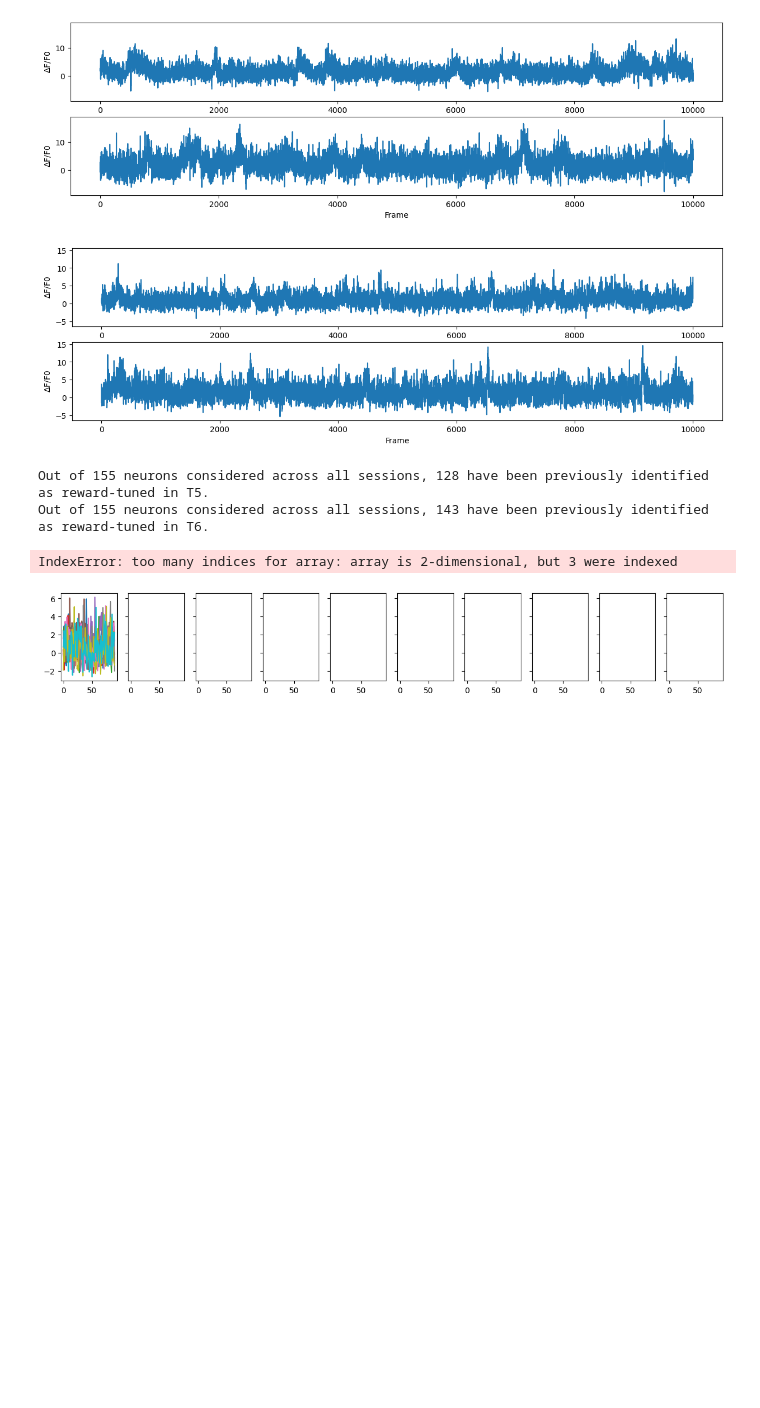
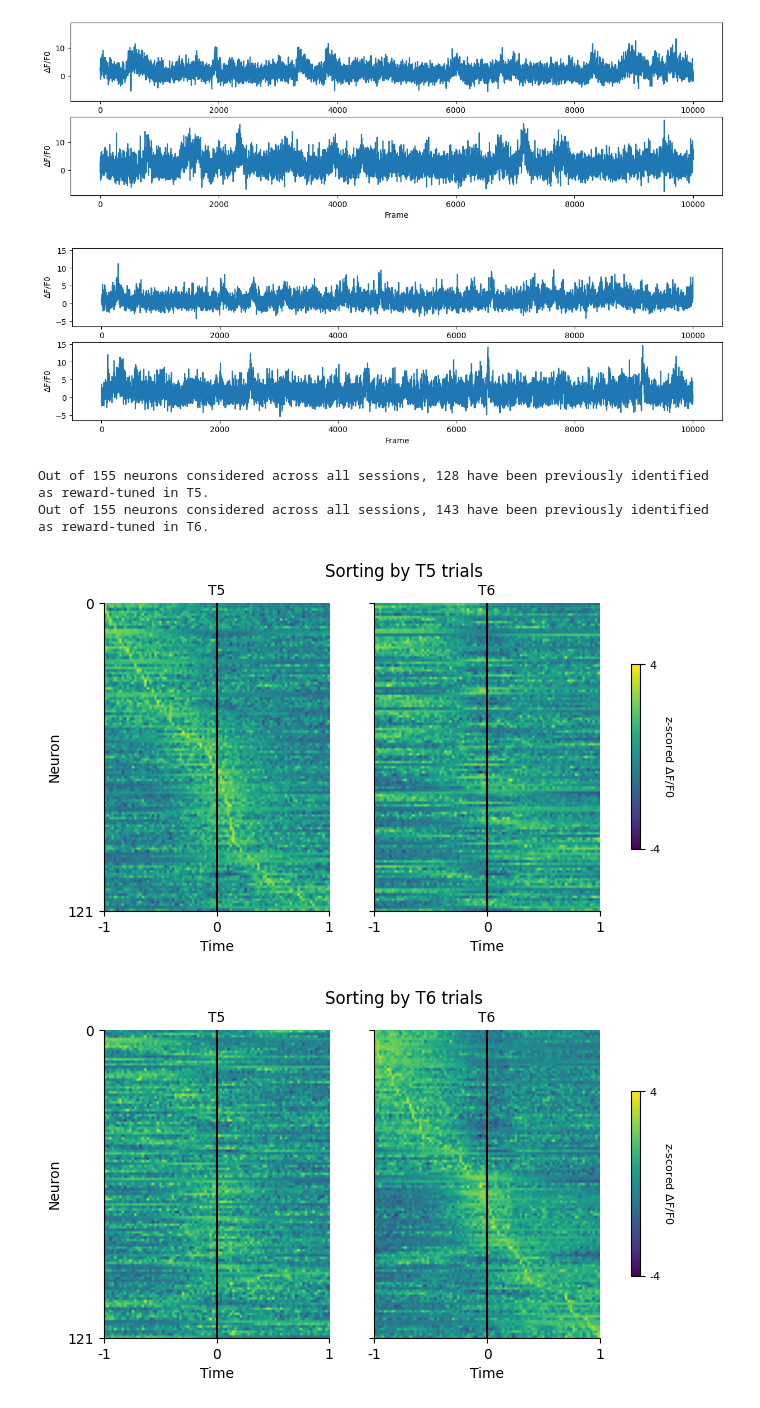
Before and after one commit to AthinaApostolelli/VR_ABCD, a Jupyter notebook: Explore_neural_data_sessions.ipynb, the cells around one changed output. Drawn from its saved outputs; the diff is of its cells as text; code cells hidden in the pictures; blank space fills up the shorter version.

Commit message:
Adding across session reward-tuning analysis

```diff
--- a/Explore_neural_data_sessions.ipynb
+++ b/Explore_neural_data_sessions.ipynb
@@ -28,19 +28,21 @@ importlib.reload(neural_analysis_helpers)
 
 from neural_analysis_helpers import get_psth, plot_avg_psth, split_psth, get_tuned_neurons, plot_avg_goal_psth, \
     get_landmark_psth, plot_avg_landmark_psth, plot_landmark_psth_map, plot_condition_psth_map, get_map_correlation, \
-    get_tuned_neurons_shohei
+    get_tuned_neurons_shohei, plot_goal_psth_map, plot_all_sessions_goal_psth_map
 
 tm_palette = palettes.met_brew('Tam',n=123, brew_type="continuous")
 tm_palette = tm_palette[::-1]
 color_scheme = wesanderson.film_palette('Darjeeling Limited',palette=0)
 custom_cycler = cycler(color=color_scheme)
+
+hfs_palette = np.array(palettes.met_brew('Archambault',n=8, brew_type="continuous"))
 # %%
 # Load tracked and aligned ROIs
 sessions_to_align = ['ses-011_date-20250315_protocol-t5', 'ses-012_date-20250318_protocol-t6']
 num_sessions = len(sessions_to_align)
 protocol_nums = [int(re.search(r'protocol-t(\d+)', s).group(1)) for s in sessions_to_align]
 
-basepath = Path('/Volumes/mrsic_flogel/public/projects/AtApSuKuSaRe_20250129_HFScohort2')
+basepath = Path('/media/mrsic_flogel/public/projects/AtApSuKuSaRe_20250129_HFScohort2')
 animal = 'TAA0000066'
 func_img_path = 'funcimg/Session'
 tracking_path = basepath / animal / '_'.join(f't{n}' for n in protocol_nums)
@@ -160,15 +163,22 @@ Out of 155 neurons considered across all sessions, 128 have been previously iden
 Out of 155 neurons considered across all sessions, 143 have been previously identified as reward-tuned in T6.
 # %%
 # Plot reward PSTHs for each session
+psths = [[] for s in range(num_sessions)]
+average_psths = [[] for s in range(num_sessions)]
+conditions = [f'T{prot}' for prot in protocol_nums]
+
 for s in range(num_sessions):
-    neurons = np.array(neurons_considered_sessions[s])[consistent_reward_tuned_neuron_idx]
-    neuron_idx = np.where(np.isin(neurons_considered[s], neurons))[0]
-    # print(neurons)
-    # print(neuron_idx)
-    # plot_avg_landmark_psth(neurons, psth=results_rewards[s]['reward_psth'][neuron_idx], \
-    #                        average_psth=results_rewards[s]['average_reward_psth'][neuron_idx], num_landmarks=10, \
-    #                         time_around=1, funcimg_frame_rate=45, plot_all_neurons=False, \
-    #                             save_plot=False, savepath='', savedir='')
+    neurons = np.array(neurons_considered_sessions[s])[consistent_reward_tuned_neuron_idx]  # ids of tracked neurons that are consistently reward-tuned
+    neuron_idx = np.where(np.isin(neurons_considered[s], neurons))[0]   # indices of these neurons inside their original list of neurons considered
+
+    # print(results_rewards[s]['average_reward_psth'].shape)
+    average_psths[s] = results_rewards[s]['average_reward_psth'][neuron_idx]
+    psths[s] = results_rewards[s]['reward_psth'][neuron_idx]
+
+plot_condition_psth_map(average_psths, conditions, zscoring=True, time_around=1, funcimg_frame_rate=45, save_plot=True, savepath=savepath, savedir='RewardPSTH_RewardTunedNeurons')
+
+corrs = get_map_correlation(neurons, psths, average_psths, conditions, zscoring=True, reference=0, color_scheme=hfs_palette[np.array(protocol_nums)], \
+                            save_plot=True, savepath=savepath, savedir='RewardPSTH_RewardTunedNeurons', filename='FiringMap_correlation')
 # %% [output]
-IndexError: too many indices for array: array is 2-dimensional, but 3 were indexed
-[figure, old version]
+[figure, new version]
+[figure, added]
```
Also changed, not shown: parts of 3 cells of this notebook, 2 other files.
